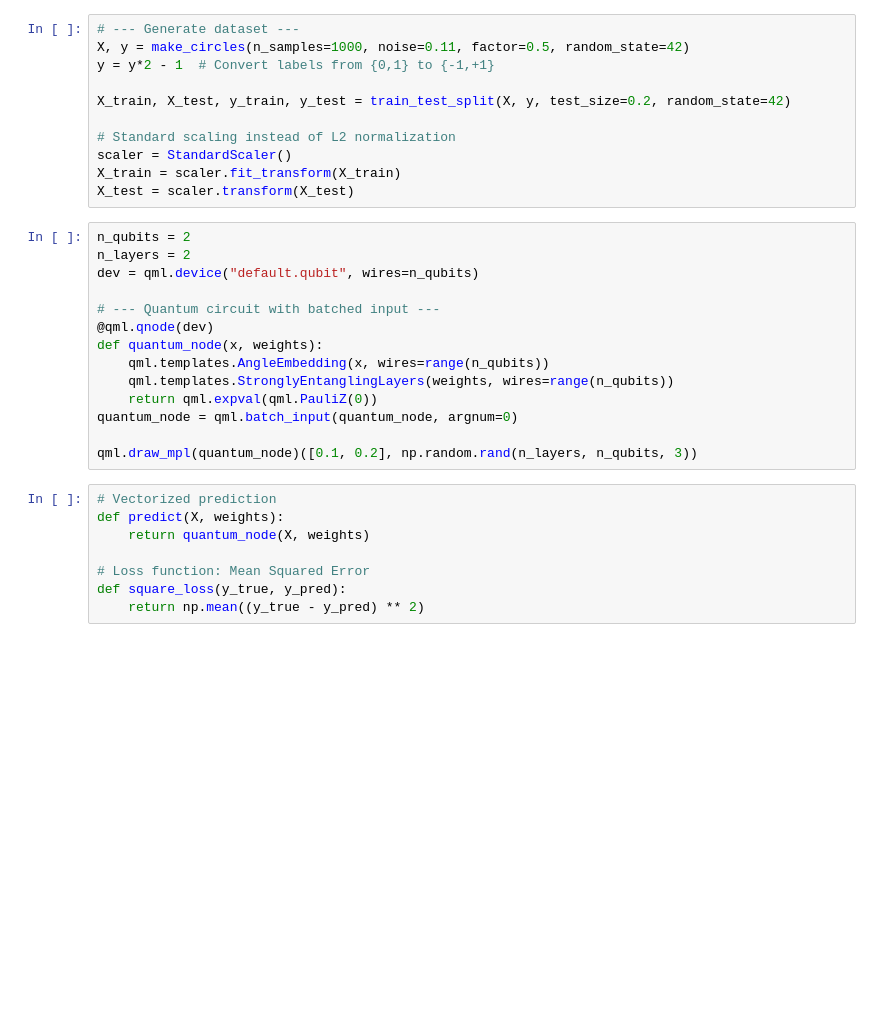
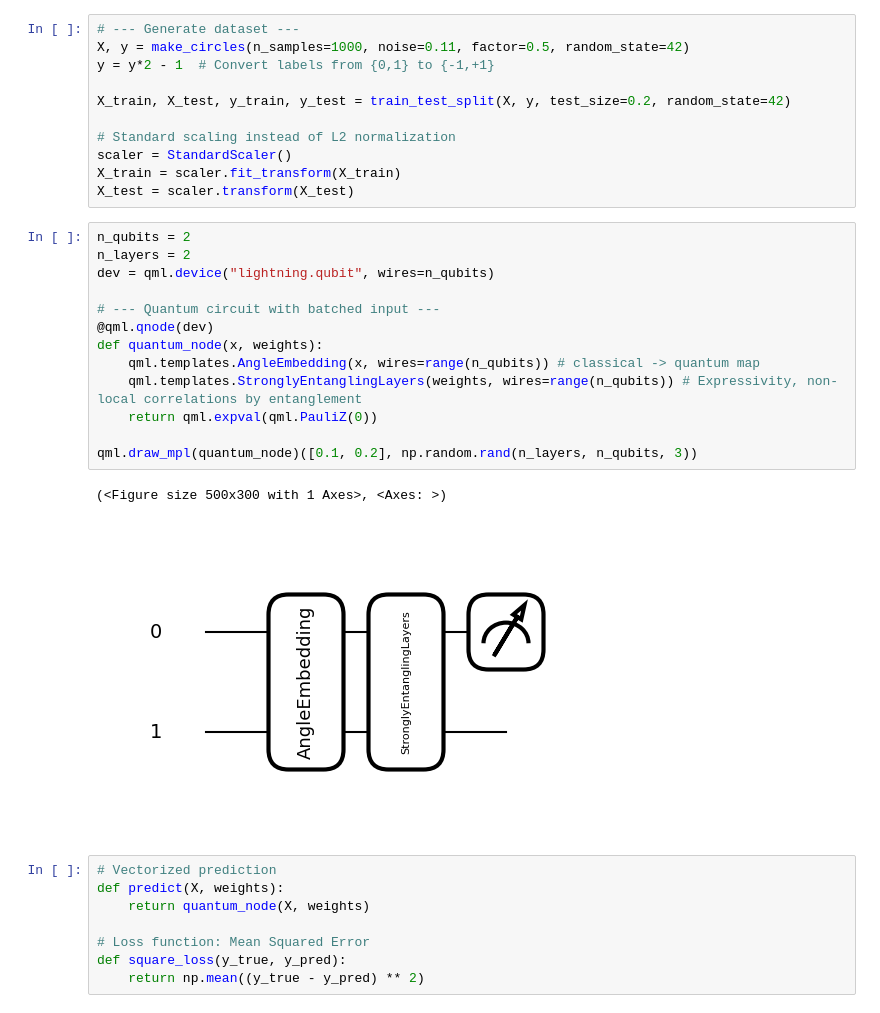
Before and after one commit to nishantak/Quantum_ML, a Jupyter notebook: QuML.ipynb, the cells around one changed output. Drawn from its saved outputs; the diff is of its cells as text; blank space fills up the shorter version.

```diff
--- a/QuML.ipynb
+++ b/QuML.ipynb
@@ -1085,17 +1094,19 @@ X_test = scaler.transform(X_test)
 # %%
 n_qubits = 2
 n_layers = 2
-dev = qml.device("default.qubit", wires=n_qubits)
+dev = qml.device("lightning.qubit", wires=n_qubits)
 
 # --- Quantum circuit with batched input ---
 @qml.qnode(dev)
 def quantum_node(x, weights):
-    qml.templates.AngleEmbedding(x, wires=range(n_qubits))
-    qml.templates.StronglyEntanglingLayers(weights, wires=range(n_qubits))
+    qml.templates.AngleEmbedding(x, wires=range(n_qubits)) # classical -> quantum map
+    qml.templates.StronglyEntanglingLayers(weights, wires=range(n_qubits)) # Expressivity, non-local correlations by entanglement
     return qml.expval(qml.PauliZ(0))
-quantum_node = qml.batch_input(quantum_node, argnum=0)
 
 qml.draw_mpl(quantum_node)([0.1, 0.2], np.random.rand(n_layers, n_qubits, 3))
+# %% [output]
+(<Figure size 500x300 with 1 Axes>, <Axes: >)
+[figure, added]
 # %%
 # Vectorized prediction
 def predict(X, weights):
```
Also changed, not shown: parts of 18 cells of this notebook.
